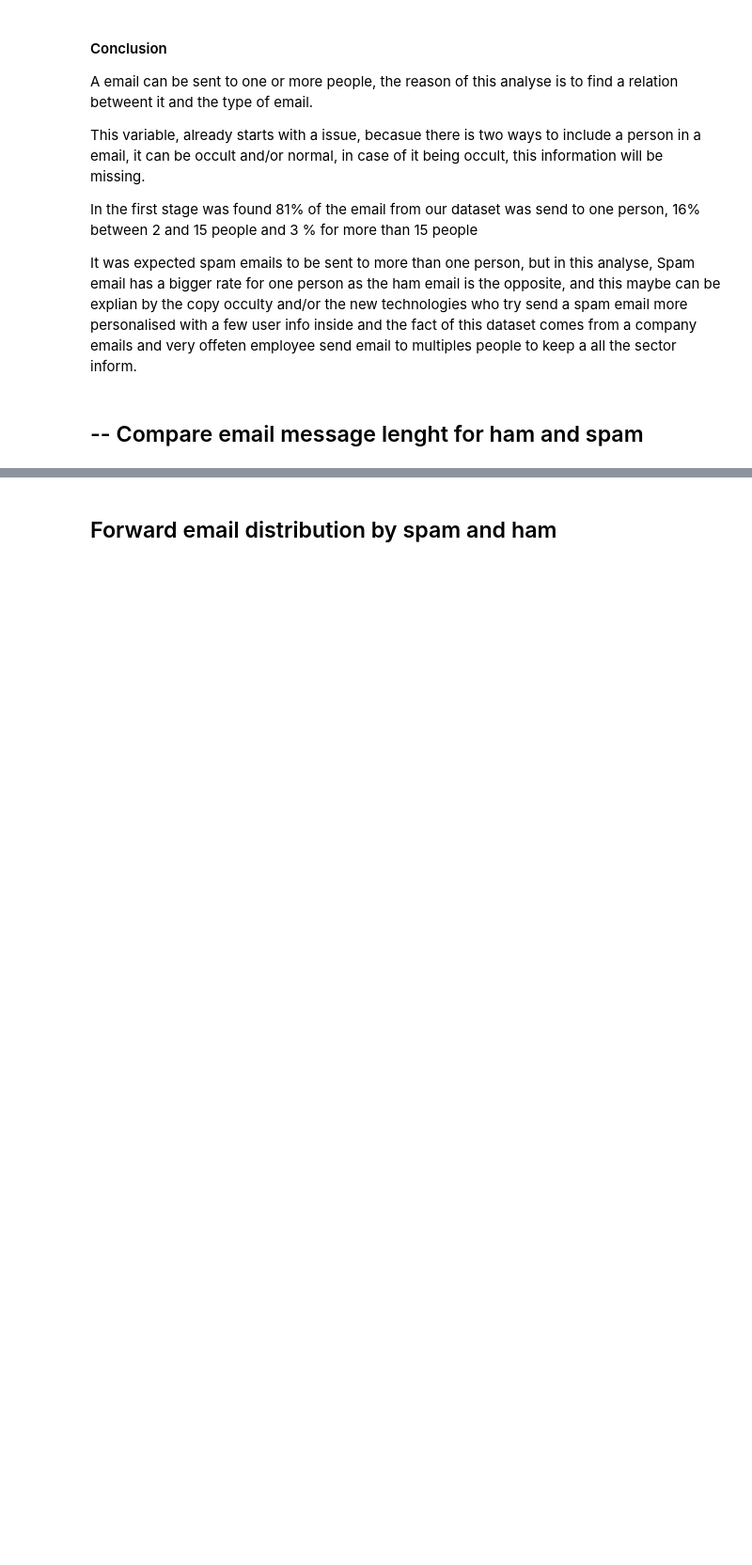
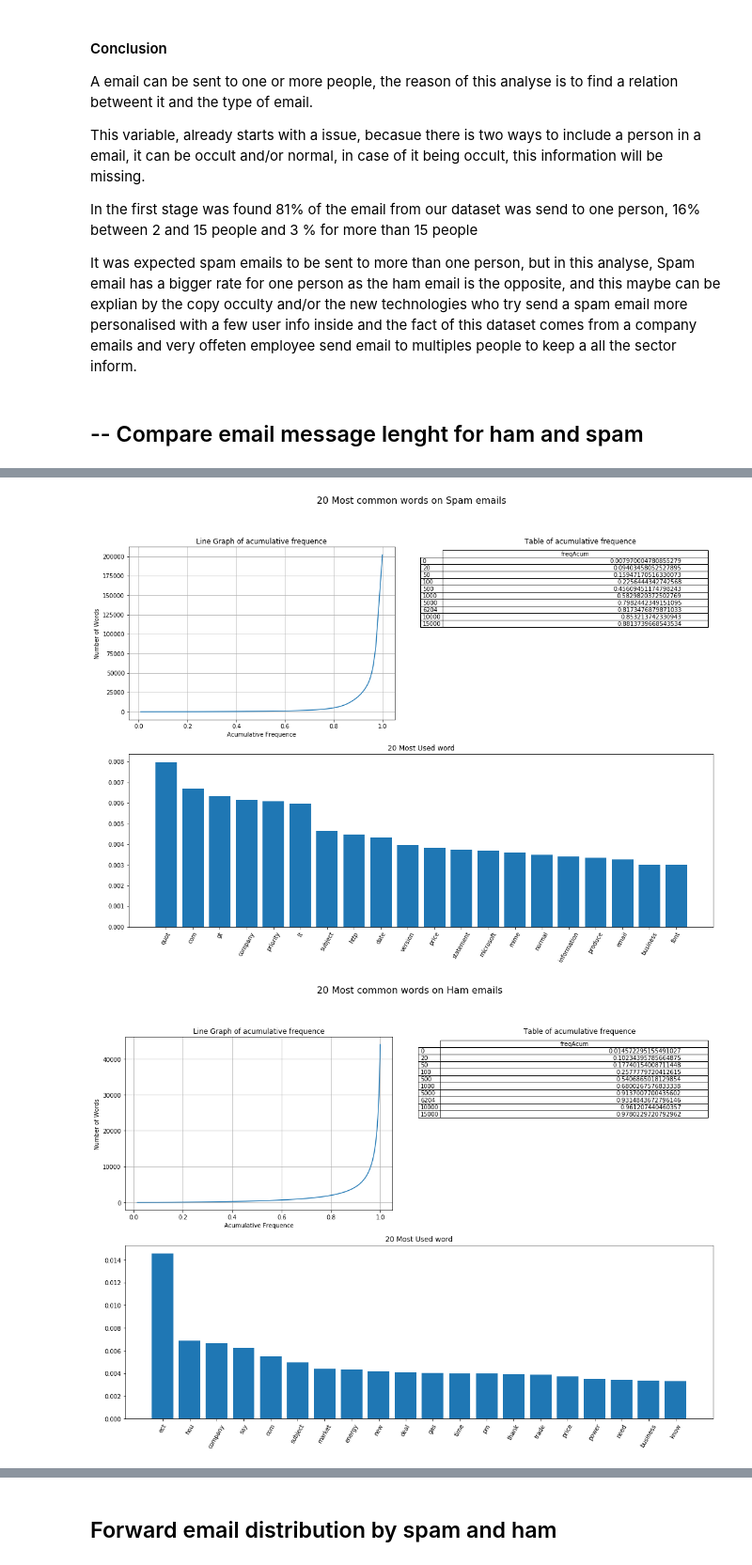
Before and after one commit to cordeiroph/SpamEmailClassifier, a Jupyter notebook: SpamEmailClassifier2.ipynb, the cells around one changed output, grey strips where cells are left out. Shown at 94% size. Drawn from its saved outputs; the diff is of its cells as text; code cells hidden in the pictures; blank space fills up the shorter version.

```diff
--- a/SpamEmailClassifier2.ipynb
+++ b/SpamEmailClassifier2.ipynb
@@ -1121,0 +1002,7 @@ plot20MostWord(subCountHam)
+# %%
+
+plot20MostWord(countSpam, "20 Most common words on Spam emails", [6204])
+plot20MostWord(countHam, "20 Most common words on Ham emails", [6204])
+# %% [output]
+[figure, added]
+[figure, added]
```
Also changed, not shown: parts of 87 cells of this notebook.
